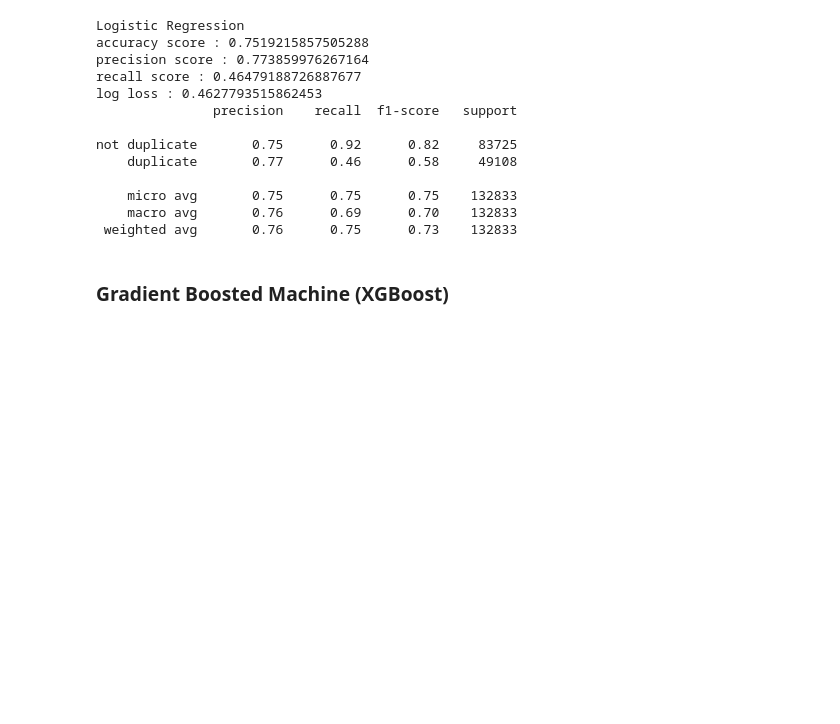
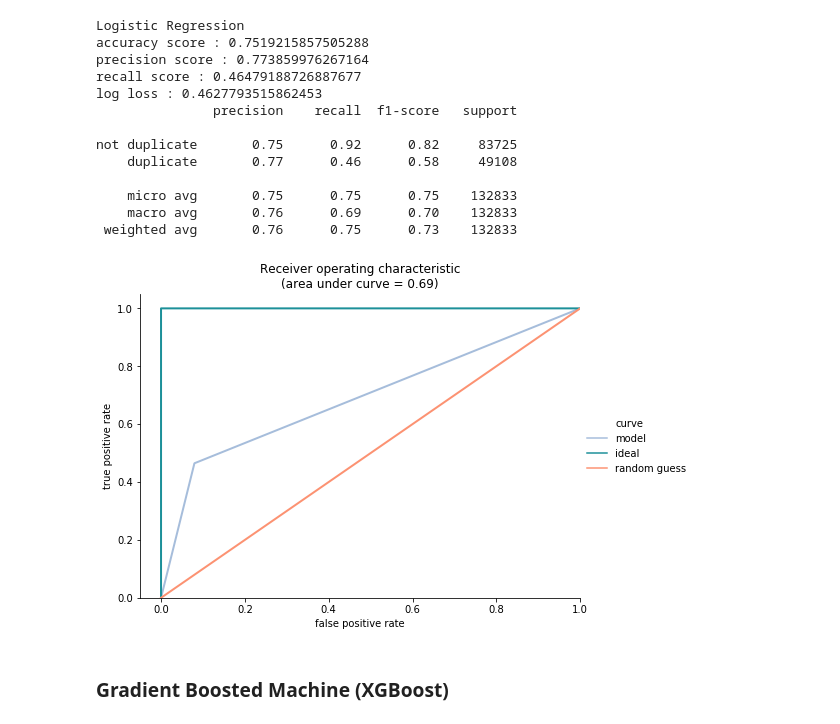
Before and after one commit to DenisOgr/ucu-2019-ml-final-project, a Jupyter notebook: notebooks/model_LR_GBM.ipynb, the cells around one changed output. Drawn from its saved outputs; the diff is of its cells as text; code cells hidden in the pictures; blank space fills up the shorter version.

```diff
--- a/notebooks/model_LR_GBM.ipynb
+++ b/notebooks/model_LR_GBM.ipynb
@@ -153,8 +159,10 @@ not duplicate       0.75      0.92      0.82     83725
 # %%
 logr_fpr, logr_tpr, _ = roc_curve(y_test_final, logr_pred)
 logr_roc_auc = auc(logr_fpr, logr_tpr)
 
-#plot_roc(logr_fpr, logr_tpr, logr_roc_auc)
+plot_roc(logr_fpr, logr_tpr, logr_roc_auc)
+# %% [output]
+[figure, added]
 # %% [markdown]
 ### Gradient Boosted Machine (XGBoost)
 # %%
```
Also changed, not shown: parts of 8 cells of this notebook.
